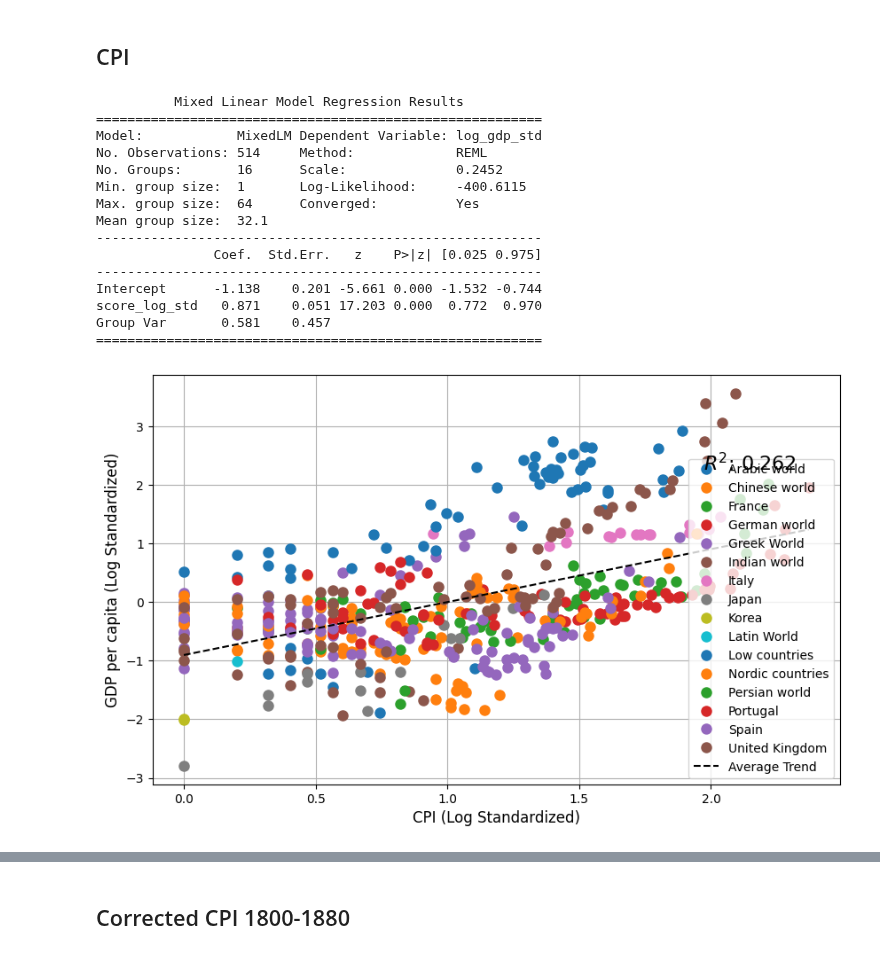
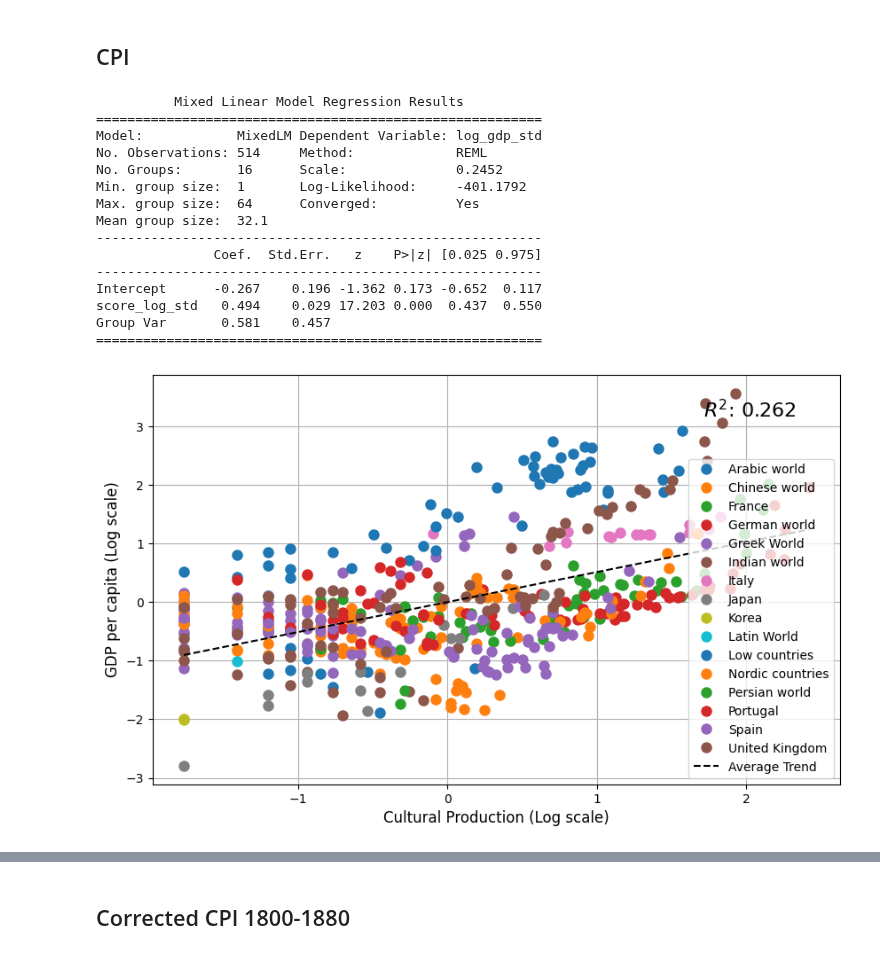
Before and after one commit to charlesdedampierre/cultura, a Jupyter notebook: 5-CPM_HDI_GDPpc_relationship/2 - statistics_gdp_cultural_index.ipynb, the cells around one changed output, grey strips where cells are left out. Saved outputs shown, nothing was run; the diff lists cells and outputs as text; code cells hidden in the pictures.

```diff
--- a/5-CPM_HDI_GDPpc_relationship/2 - statistics_gdp_cultural_index.ipynb
+++ b/5-CPM_HDI_GDPpc_relationship/2 - statistics_gdp_cultural_index.ipynb
@@ -59,33 +149,21 @@ keep = ['Indian world',
 
 # Apply normalization
 
+from scipy import stats
 
-from scipy import stats
 df["century"] = df["year"].round(-2)
 df["score_log"] = np.log(df["score"])
 df["score_cap_log"] = np.log(df["score_cap"])
 
 df["N_est_log"] = np.log(df["N_est"])
 df["N_est_cap_log"] = np.log(df["N_est_cap"])
-df["score_log_std"] = df["score_log"] / df["score_log"].mean()
 
-
-df["score_cap_log_std"] = np.log(df["score_cap"]) / df["score_cap_log"].mean()
-
-
+df["score_log_std"] =  stats.zscore(df["score_log"])
+df["score_cap_log_std"] = stats.zscore(df["score_cap_log"])
 df["N_est_std"] = stats.zscore(df["N_est"])  # Z-score
 df["N_est_log_std"] = stats.zscore(df["N_est_log"])  # Z-score
-# df["N_est_log_std"] = stats.zscore(df["N_est"])  # Z-score
 
-
-
-# df["N_est_std"] = df["N_est"] / df["N_est"].mean()
-# df["N_est_log_std"] = df["N_est_log"] / df["N_est_log"].mean()
-
-df["N_est_cap_log_std"] = np.log(df["N_est_cap"]) / df["N_est_cap_log"].mean()
-# df["N_est_cap_log_std"] = stats.zscore(df["gdp_per_capita"])  # Z-score
-
-
+df["N_est_cap_log_std"] = stats.zscore(df["N_est_cap_log"])  # Z-score
 df["log_gdp"] = np.log(df["gdp_per_capita"])
 
 # df["log_gdp_std"] = df["log_gdp"] / df["log_gdp"].mean()
@@ -93,25 +171,25 @@ df[f"log_gdp_std"] = stats.zscore(df["log_gdp"])  # Z-score
 
 
 df["gdp_std"] = df["gdp_per_capita"] / df["gdp_per_capita"].mean()
-df["survival_ratio_std"] = df["survival_ratio"] / df["survival_ratio"].mean()
 
+df["gdp_std"] = stats.zscore(df["gdp_per_capita"])  # Z-score
+
+
+df["survival_ratio_std"] = stats.zscore(df["survival_ratio"])
 df['pop_log'] =  np.log(df["pop"])
 # df["pop_log_std"] = df["pop_log"] / df["pop_log"].mean()
 
 df["pop_log_std"] = stats.zscore(df["pop_log"])  # Z-score
 
-
 # N_est calculations
 df["N_est_log"] = np.log(df["N_est"])
 
-
 # Variable calculations
 #df[f"log_{var}_std"] = stats.zscore(df[f"log_{var}"])  # Z-score
 # %%
 tables_dict = {}
 
 df_ols = df[['region_name', 'year', 'log_gdp_std', 'N_est_log_std', 'score_log_std', 'pop_log_std']].copy()
-
 
 # Mixed Effects Model
 model = smf.mixedlm("log_gdp_std ~ N_est_log_std", df_ols, groups=df_ols["region_name"])
@@ -120,9 +198,9 @@ result = model.fit()
 
 sm_table = result.summary().tables[1]
 sm_table.index = ['Intercept', 'alpha', 'Group Var']
-sm_table['model'] = 'Corrected CPI'
+sm_table['model'] = 'Corrected Cultural Production'
 sm_table = sm_table.reset_index()
-tables_dict['Corrected CPI'] = sm_table
+tables_dict['Corrected Cultural Production'] = sm_table
 
 
 # Output model summary to get R-square values if available (typically for OLS, not directly for MixedLM)
@@ -450,9 +527,9 @@ result = model.fit()
 
 sm_table = result.summary().tables[1]
 sm_table.index = ['Intercept', 'alpha', 'Group Var']
-sm_table['model'] = 'CPI'
+sm_table['model'] = 'Cultural Production'
 sm_table = sm_table.reset_index()
-tables_dict['CPI'] = sm_table
+tables_dict['Cultural Production'] = sm_table
 
 # Output model summary to get R-square values if available (typically for OLS, not directly for MixedLM)
 print(result.summary())
@@ -463,41 +540,40 @@ average_ols_model = smf.ols("log_gdp_std ~ score_log_std", data=df_ols).fit()
 # Prepare plot for relationship with a single average trend line
 plt.figure(figsize=(10, 6))
 for name, group in df_ols.groupby('region_name'):
     plt.plot(group['score_log_std'], group['log_gdp_std'], marker='o', linestyle='', ms=8, label=name)
 
 # Calculate the average trend line across all data
 x_vals = np.linspace(df_ols['score_log_std'].min(), df_ols['score_log_std'].max(), 100)
 y_vals = average_ols_model.params['Intercept'] + average_ols_model.params['score_log_std'] * x_vals
 plt.plot(x_vals, y_vals, 'k--', label='Average Trend')
 
 plt.legend()
-plt.xlabel('CPI (Log Standardized)', fontsize=12)
-plt.ylabel('GDP per capita (Log Standardized)', fontsize=12)
-plt.title('')
+plt.xlabel('Cultural Production (Log scale)', fontsize=12)
+plt.ylabel('GDP per capita (Log scale)', fontsize=12)
 plt.grid(True)
 
 # Show R-squared on the plot for the average trend line
 r_squared = average_ols_model.rsquared
-plt.figtext(0.85, 0.7, f'$R^2$: {r_squared:.3f}', ha='right', fontsize=16)
+plt.figtext(0.85, 0.8, f'$R^2$: {r_squared:.3f}', ha='right', fontsize=16)
 
 plt.show()
 # %% [output]
           Mixed Linear Model Regression Results
 =========================================================
 Model:            MixedLM Dependent Variable: log_gdp_std
 No. Observations: 514     Method:             REML
 No. Groups:       16      Scale:              0.2452
-Min. group size:  1       Log-Likelihood:     -400.6115
+Min. group size:  1       Log-Likelihood:     -401.1792
 Max. group size:  64      Converged:          Yes
 Mean group size:  32.1
 ---------------------------------------------------------
                Coef.  Std.Err.   z    P>|z| [0.025 0.975]
 ---------------------------------------------------------
-Intercept      -1.138    0.201 -5.661 0.000 -1.532 -0.744
-score_log_std   0.871    0.051 17.203 0.000  0.772  0.970
+Intercept      -0.267    0.196 -1.362 0.173 -0.652  0.117
+score_log_std   0.494    0.029 17.203 0.000  0.437  0.550
 Group Var       0.581    0.457
 =========================================================
-[figure, old version]
+[figure, new version]
 # %%
 
 cmap = plt.get_cmap('tab20')
```
Also changed, not shown: parts of 13 cells of this notebook, 6 other files.
